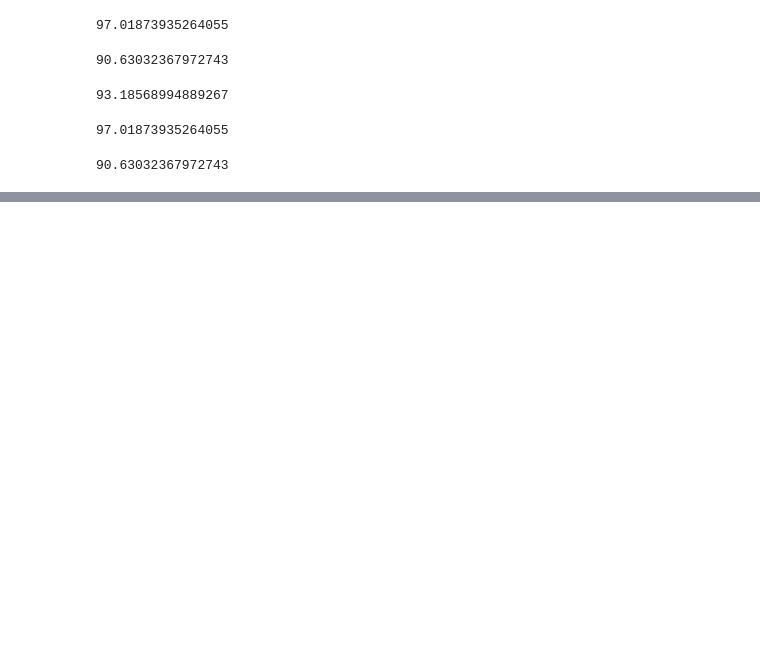
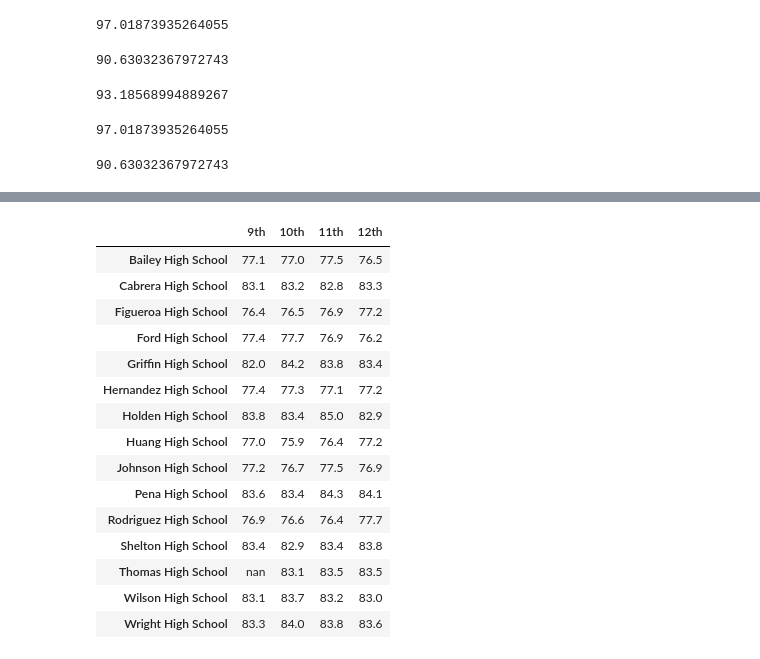
Before and after one commit to tutran90/School_District_Analysis, a Jupyter notebook: PyCitySchools_Challenge.ipynb, the cells around one changed output, grey strips where cells are left out. Cells and saved outputs as stored; diff of their text form; code cells hidden in the pictures; blank space fills up the shorter version.

```diff
--- a/PyCitySchools_Challenge.ipynb
+++ b/PyCitySchools_Challenge.ipynb
@@ -568,0 +570,59 @@ per_school_summary_df
+# %%
+#Math and Reading Scores by Grade
+
+# Create a Series of scores by grade levels using conditionals.
+ninth_grade = school_data_complete_df[(school_data_complete_df["grade"] == "9th")]
+tenth_grade = school_data_complete_df[(school_data_complete_df["grade"] == "10th")]
+eleventh_grade = school_data_complete_df[(school_data_complete_df["grade"] == "11th")]
+twelfth_grade = school_data_complete_df[(school_data_complete_df["grade"] == "12th")]
+
+# Group each school Series by the school name for the average math score.
+ninth_grade_math_scores = ninth_grade.groupby(["school_name"]).mean()["math_score"]
+tenth_grade_math_scores = tenth_grade.groupby(["school_name"]).mean()["math_score"]
+eleventh_grade_math_scores = eleventh_grade.groupby(["school_name"]).mean()["math_score"]
+twelfth_grade_math_scores = twelfth_grade.groupby(["school_name"]).mean()["math_score"]
+# Group each school Series by the school name for the average reading score.
+ninth_grade_reading_scores = ninth_grade.groupby(["school_name"]).mean()["reading_score"]
+tenth_grade_reading_scores = tenth_grade.groupby(["school_name"]).mean()["reading_score"]
+eleventh_grade_reading_scores = eleventh_grade.groupby(["school_name"]).mean()["reading_score"]
+twelfth_grade_reading_scores = twelfth_grade.groupby(["school_name"]).mean()["reading_score"]
+# %%
+# Combine each Series for average math scores by school into single data frame.
+math_average_by_grade = pd.DataFrame({
+               "9th": ninth_grade_math_scores,
+               "10th": tenth_grade_math_scores,
+               "11th": eleventh_grade_math_scores,
+               "12th": twelfth_grade_math_scores})
+
+math_average_by_grade.head()
+
+# Format each grade column.
+#math
+math_average_by_grade["9th"] = math_average_by_grade["9th"].map("{:.1f}".format)
+
+math_average_by_grade["10th"] = math_average_by_grade["10th"].map("{:.1f}".format)
+
+math_average_by_grade["11th"] = math_average_by_grade["11th"].map("{:.1f}".format)
+
+math_average_by_grade["12th"] = math_average_by_grade["12th"].map("{:.1f}".format)
+
+math_average_by_grade.index.name = None
+
+math_average_by_grade
+# %% [output]
+|  | 9th | 10th | 11th | 12th |
+| Bailey High School | 77.1 | 77.0 | 77.5 | 76.5 |
+| Cabrera High School | 83.1 | 83.2 | 82.8 | 83.3 |
+| Figueroa High School | 76.4 | 76.5 | 76.9 | 77.2 |
+| Ford High School | 77.4 | 77.7 | 76.9 | 76.2 |
+| Griffin High School | 82.0 | 84.2 | 83.8 | 83.4 |
+| Hernandez High School | 77.4 | 77.3 | 77.1 | 77.2 |
+| Holden High School | 83.8 | 83.4 | 85.0 | 82.9 |
+| Huang High School | 77.0 | 75.9 | 76.4 | 77.2 |
+| Johnson High School | 77.2 | 76.7 | 77.5 | 76.9 |
+| Pena High School | 83.6 | 83.4 | 84.3 | 84.1 |
+| Rodriguez High School | 76.9 | 76.6 | 76.4 | 77.7 |
+| Shelton High School | 83.4 | 82.9 | 83.4 | 83.8 |
+| Thomas High School | nan | 83.1 | 83.5 | 83.5 |
+| Wilson High School | 83.1 | 83.7 | 83.2 | 83.0 |
+| Wright High School | 83.3 | 84.0 | 83.8 | 83.6 |
```
Also changed, not shown: parts of 23 cells of this notebook.
